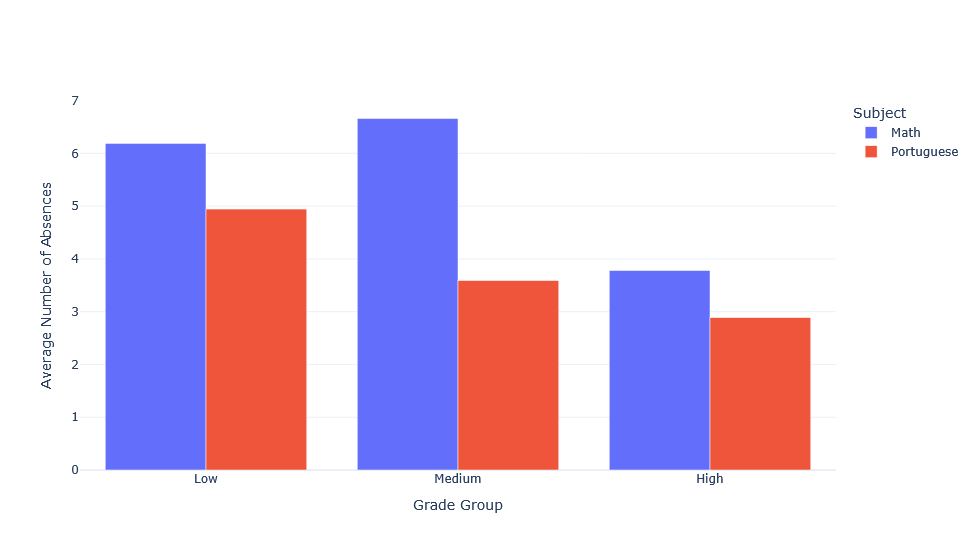
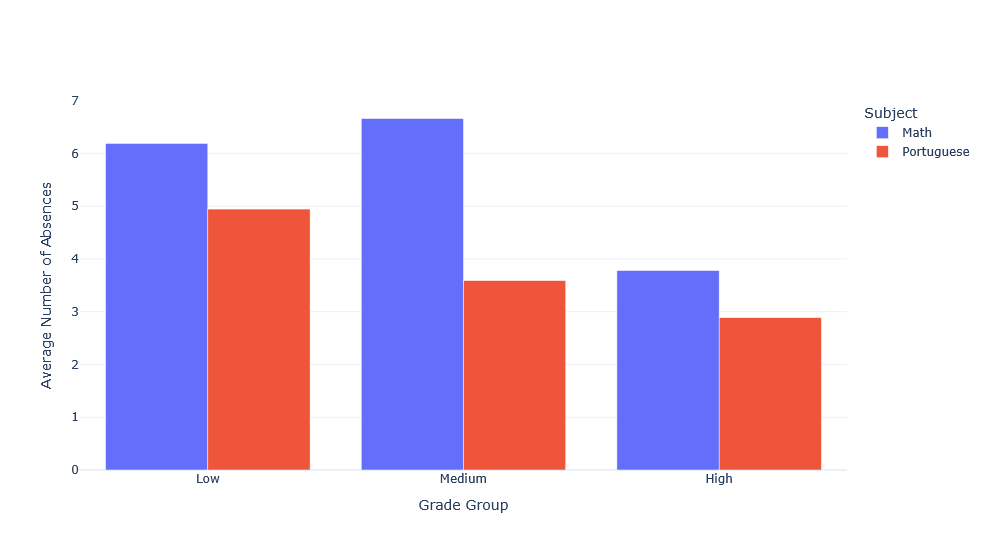
The notebook cell's code change between the first figure and the second:
--- before
+++ after
@@ -53,5 +53,5 @@
     barmode="group",
     height=550,
-    width=800,
+    width=950,
     template="plotly_white",
     legend_title_text="Subject",
@@ -60,3 +60,3 @@
 )
 
-fig.show()
+fig.show(config={"displayModeBar": False})

Commit: (Hopefully) final push